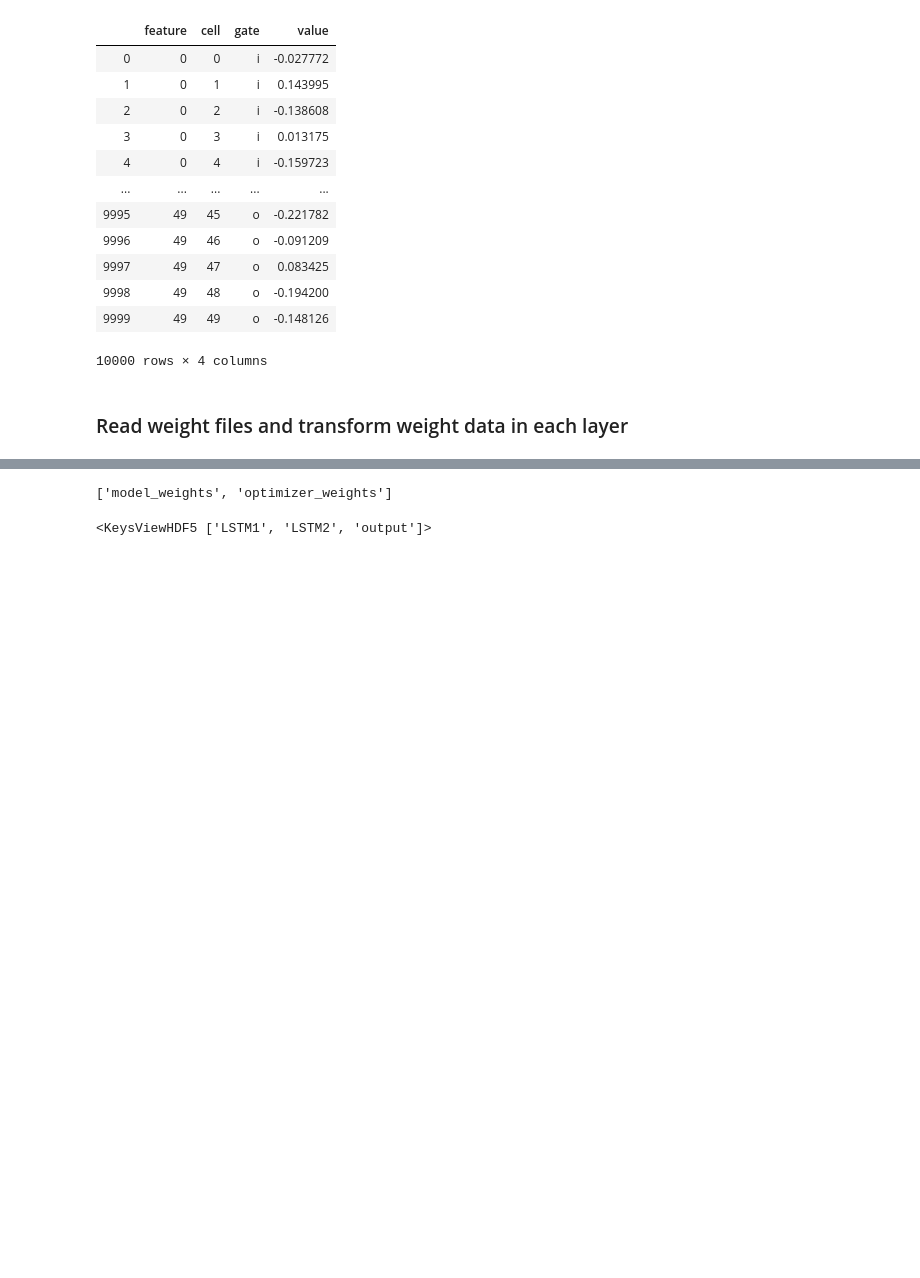
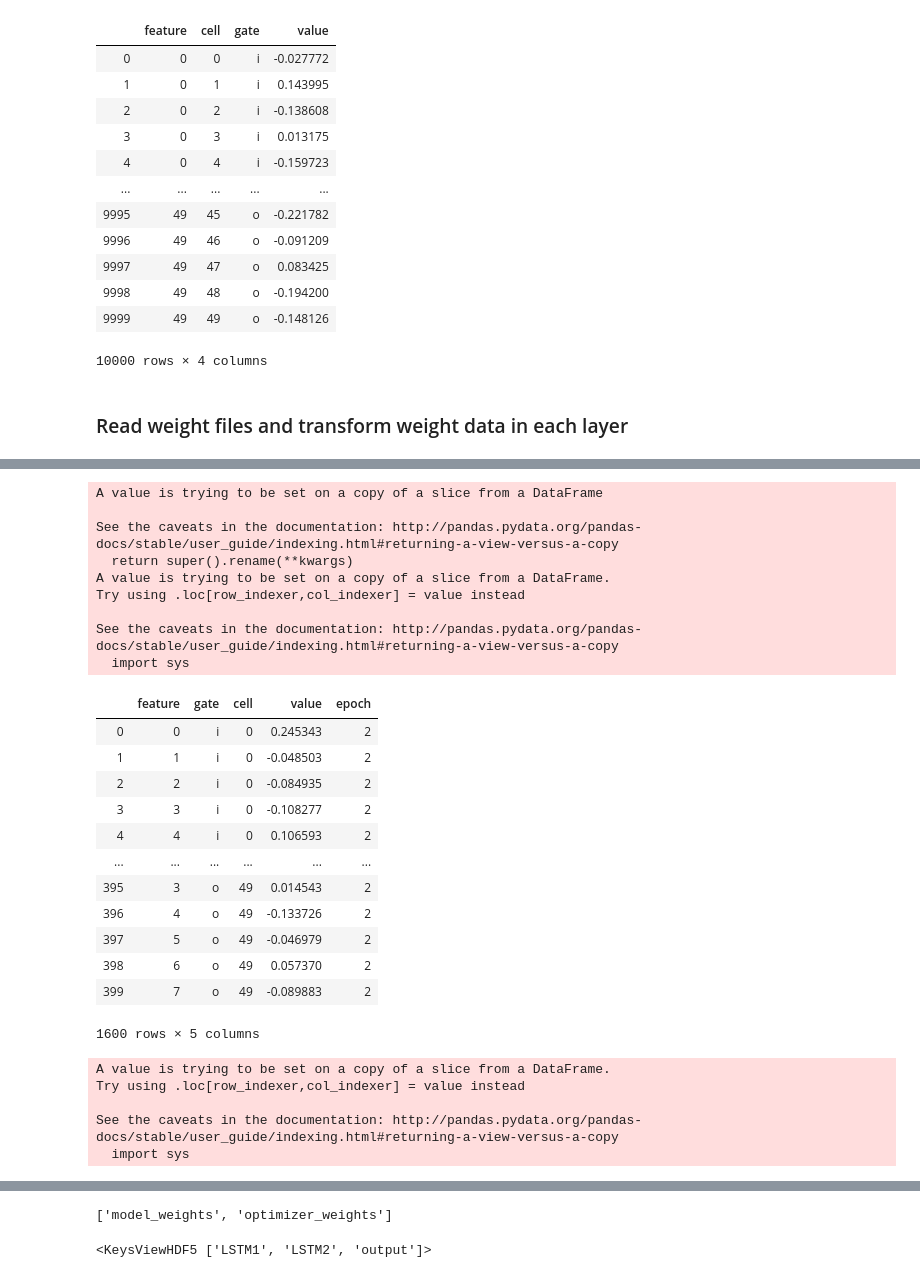
Before and after one commit to gj0706/my_research, a Jupyter notebook: neural_network/data_process.ipynb, the cells around one changed output, grey strips where cells are left out. Drawn from its saved outputs; the diff is of its cells as text; code cells hidden in the pictures; blank space fills up the shorter version.

```diff
--- a/neural_network/data_process.ipynb
+++ b/neural_network/data_process.ipynb
@@ -257,7 +274,7 @@ def melt_columns(df):
     df_melt = pd.melt(df, id_vars=['feature','gate'], var_name='cell')
     return df_melt
 # %%
-def transform_gate_df(df):
+def transform_gate_df(df,nth_epoch):
     i = df.iloc[:, 0 : n_cells]
     f = df.iloc[:, n_cells :n_cells * 2]
     c = df.iloc[:, n_cells * 2 : n_cells * 3]
@@ -279,10 +296,9 @@ def transform_gate_df(df):
     o_melt['cell'] = i_melt['cell']
 
 
-
     all_melt = pd.concat([i_melt,f_melt,c_melt,o_melt], axis=0)
-
-
+    epoch = [nth_epoch for _ in range(1600)]
+    all_melt['epoch'] = epoch
     return all_melt
 #     return i_melt, f_melt, c_melt, o_melt
 # %%
@@ -448,0 +340,38 @@ epoch3
+# %%
+epoch2_trans = transform_gate_df(epoch2, 2)
+epoch2_trans
+# %% [output]
+A value is trying to be set on a copy of a slice from a DataFrame
+
+See the caveats in the documentation: http://pandas.pydata.org/pandas-docs/stable/user_guide/indexing.html#returning-a-view-versus-a-copy
+  return super().rename(**kwargs)
+A value is trying to be set on a copy of a slice from a DataFrame.
+Try using .loc[row_indexer,col_indexer] = value instead
+
+See the caveats in the documentation: http://pandas.pydata.org/pandas-docs/stable/user_guide/indexing.html#returning-a-view-versus-a-copy
+  import sys
+|  | feature | gate | cell | value | epoch |
+| 0 | 0 | i | 0 | 0.245343 | 2 |
+| 1 | 1 | i | 0 | -0.048503 | 2 |
+| 2 | 2 | i | 0 | -0.084935 | 2 |
+| 3 | 3 | i | 0 | -0.108277 | 2 |
+| 4 | 4 | i | 0 | 0.106593 | 2 |
+| ... | ... | ... | ... | ... | ... |
+| 395 | 3 | o | 49 | 0.014543 | 2 |
+| 396 | 4 | o | 49 | -0.133726 | 2 |
+| 397 | 5 | o | 49 | -0.046979 | 2 |
+| 398 | 6 | o | 49 | 0.057370 | 2 |
+| 399 | 7 | o | 49 | -0.089883 | 2 |
+1600 rows × 5 columns
+# %%
+epoch_dfs = []
+for i in np.arange(1, 51):
+    ext = extract_weights('weights{:03d}.hdf5'.format(i),1)
+    epoch_trans = transform_gate_df(ext,i)
+    epoch_dfs.append(epoch_trans)
+# %% [output]
+A value is trying to be set on a copy of a slice from a DataFrame.
+Try using .loc[row_indexer,col_indexer] = value instead
+
+See the caveats in the documentation: http://pandas.pydata.org/pandas-docs/stable/user_guide/indexing.html#returning-a-view-versus-a-copy
+  import sys
```
Also changed, not shown: parts of 24 cells of this notebook.
